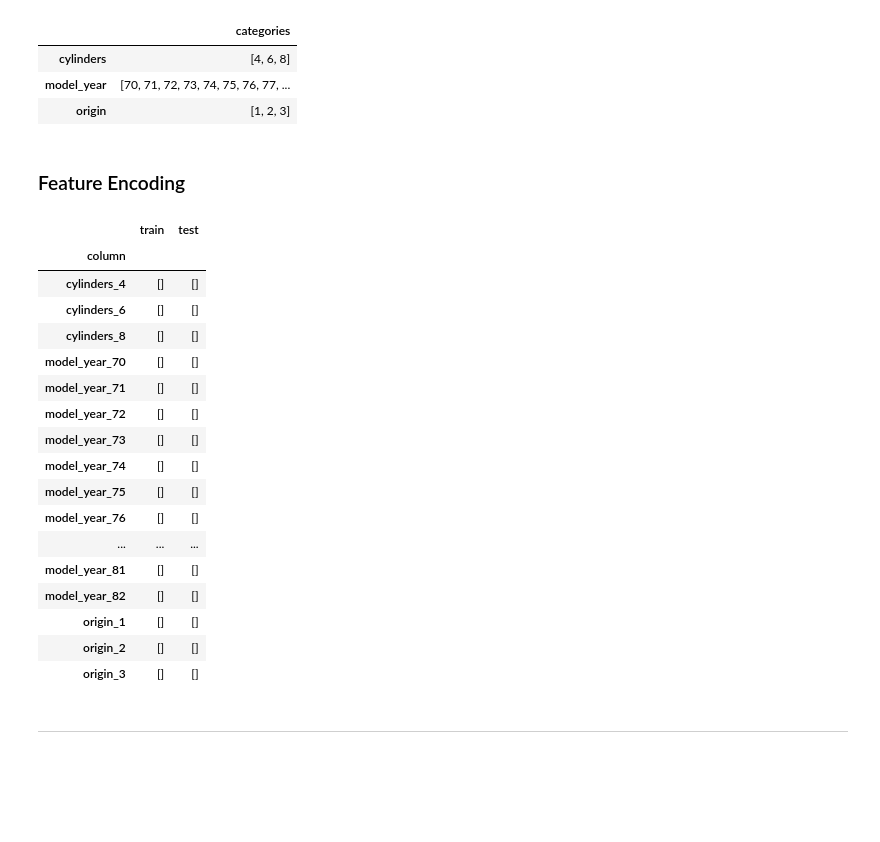
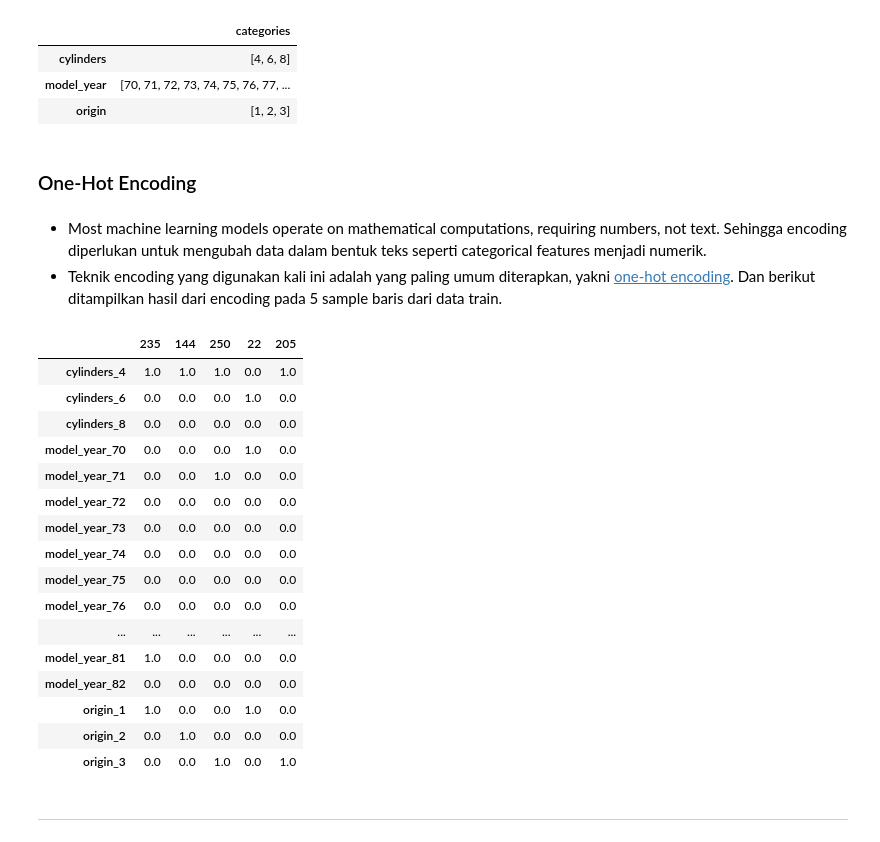
Before and after one commit to garudapaksi-yusuf/Auto_MPG_Prediction, a Jupyter notebook: notebook/notebook.ipynb, the cells around one changed output. Drawn from its saved outputs; the diff is of its cells as text; code cells hidden in the pictures; blank space fills up the shorter version.

Commit message:
one-hot encoding

```diff
--- a/notebook/notebook.ipynb
+++ b/notebook/notebook.ipynb
@@ -718,5 +722,5 @@ pd.DataFrame(
 | model_year | [70, 71, 72, 73, 74, 75, 76, 77, ... |
 | origin | [1, 2, 3] |
 # %% [markdown]
-### Feature Encoding
+### One-Hot Encoding
 # %%
@@ -735,31 +740,30 @@ data_test_categorical = pd.DataFrame(
     data=column_transformer.transform(X=data_test),
     columns=column_transformer.get_feature_names_out()
 )
+# %% [markdown]
+* Most machine learning models operate on mathematical computations, requiring numbers, not text. Sehingga encoding diperlukan untuk mengubah data dalam bentuk teks seperti categorical features menjadi numerik.
+* Teknik encoding yang digunakan kali ini adalah yang paling umum diterapkan, yakni [one-hot encoding](https://scikit-learn.org/stable/modules/preprocessing.html#encoding-categorical-features). Dan berikut ditampilkan hasil dari encoding pada 5 sample baris dari data train.
 # %%
-cardinality_inspection(
-    train=data_train_categorical,
-    test=data_test_categorical,
-    columns=[feature for feature in column_transformer.get_feature_names_out()]
-)
+# inspect categorical features after encoding
+data_train_categorical.sample(n=5).transpose()
 # %% [output]
-|  | train | test |
-| column |  |  |
-| cylinders_4 | [] | [] |
-| cylinders_6 | [] | [] |
-| cylinders_8 | [] | [] |
-| model_year_70 | [] | [] |
-| model_year_71 | [] | [] |
-| model_year_72 | [] | [] |
-| model_year_73 | [] | [] |
-| model_year_74 | [] | [] |
-| model_year_75 | [] | [] |
-| model_year_76 | [] | [] |
-| ... | ... | ... |
-| model_year_81 | [] | [] |
-| model_year_82 | [] | [] |
-| origin_1 | [] | [] |
-| origin_2 | [] | [] |
-| origin_3 | [] | [] |
+|  | 235 | 144 | 250 | 22 | 205 |
+| cylinders_4 | 1.0 | 1.0 | 1.0 | 0.0 | 1.0 |
+| cylinders_6 | 0.0 | 0.0 | 0.0 | 1.0 | 0.0 |
+| cylinders_8 | 0.0 | 0.0 | 0.0 | 0.0 | 0.0 |
+| model_year_70 | 0.0 | 0.0 | 0.0 | 1.0 | 0.0 |
+| model_year_71 | 0.0 | 0.0 | 1.0 | 0.0 | 0.0 |
+| model_year_72 | 0.0 | 0.0 | 0.0 | 0.0 | 0.0 |
+| model_year_73 | 0.0 | 0.0 | 0.0 | 0.0 | 0.0 |
+| model_year_74 | 0.0 | 0.0 | 0.0 | 0.0 | 0.0 |
+| model_year_75 | 0.0 | 0.0 | 0.0 | 0.0 | 0.0 |
+| model_year_76 | 0.0 | 0.0 | 0.0 | 0.0 | 0.0 |
+| ... | ... | ... | ... | ... | ... |
+| model_year_81 | 1.0 | 0.0 | 0.0 | 0.0 | 0.0 |
+| model_year_82 | 0.0 | 0.0 | 0.0 | 0.0 | 0.0 |
+| origin_1 | 1.0 | 0.0 | 0.0 | 1.0 | 0.0 |
+| origin_2 | 0.0 | 1.0 | 0.0 | 0.0 | 0.0 |
+| origin_3 | 0.0 | 0.0 | 1.0 | 0.0 | 1.0 |
 # %% [markdown]
 ---
 # %% [markdown]
```
Also changed, not shown: parts of 7 cells of this notebook.
